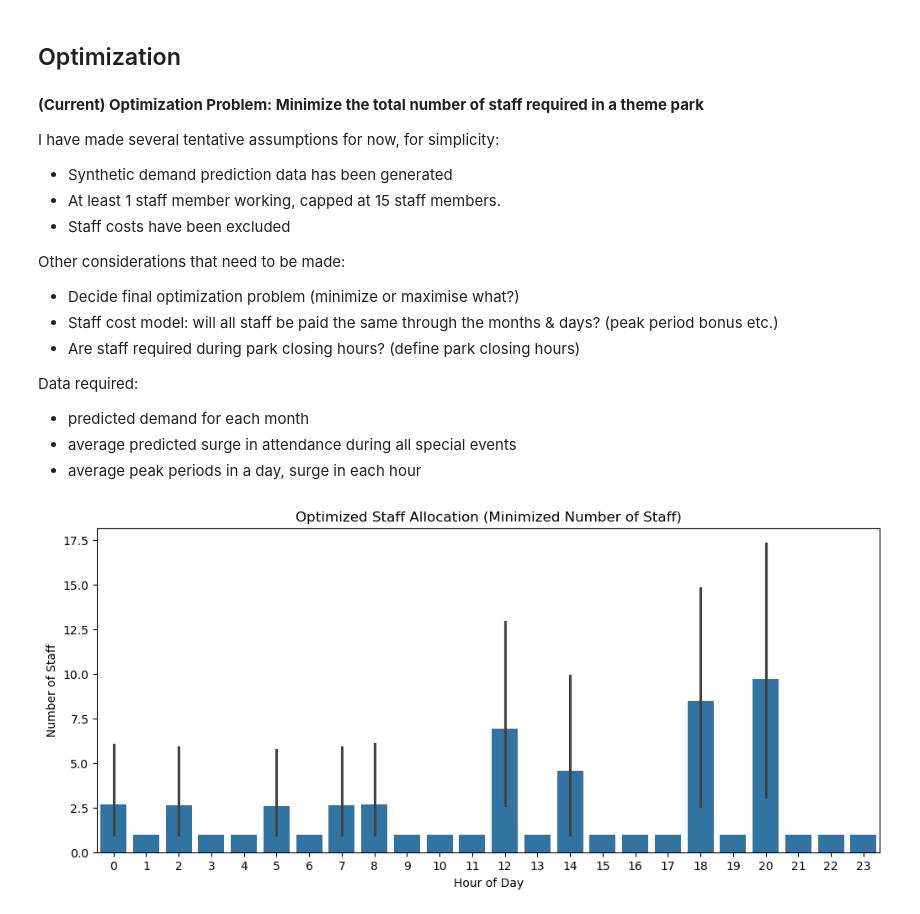
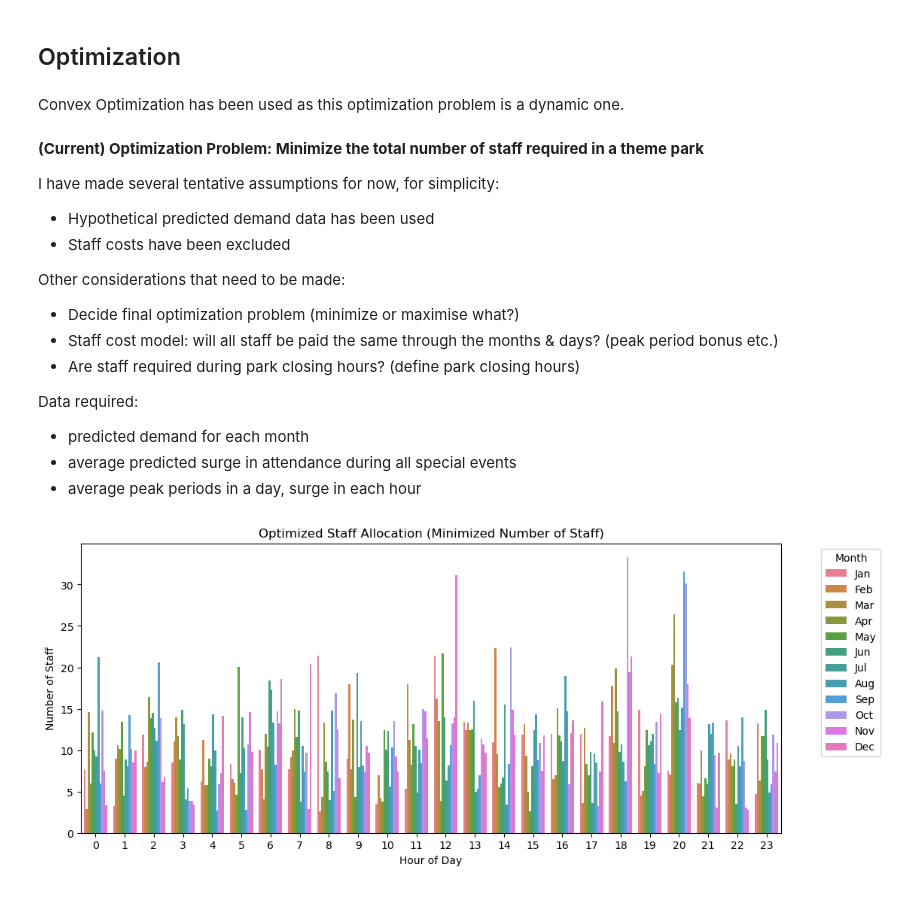
Before and after one commit to reallyjustalan/DSA3101_Group8_Project1, a Jupyter notebook: B3/DSA3101_B3_Modelling.ipynb, the cells around one changed output. Cells and saved outputs as stored; diff of their text form; code cells hidden in the pictures.

Commit message:
B3: changed approach to convex optimization

```diff
--- a/B3/DSA3101_B3_Modelling.ipynb
+++ b/B3/DSA3101_B3_Modelling.ipynb
@@ -67,12 +67,13 @@ Training data size: 1662 samples
 Test data size: 416 samples
 # %% [markdown]
 ## Optimization
+# %% [markdown]
+Convex Optimization has been used as this optimization problem is a dynamic one.
 # %% [markdown]
 **(Current) Optimization Problem: Minimize the total number of staff required in a theme park**
 
 I have made several tentative assumptions for now, for simplicity:
-- Synthetic demand prediction data has been generated
-- At least 1 staff member working, capped at 15 staff members.
+- Hypothetical predicted demand data has been used
 - Staff costs have been excluded
 
 Other considerations that need to be made:
@@ -85,63 +86,62 @@ Data required:
 - average predicted surge in attendance during all special events
 - average peak periods in a day, surge in each hour
 # %%
-### USE SYNTHETIC DATA FOR NOW ###
+## USE HYPOTHETICAL DATA FOR NOW ###
 
 # Sample Data: Predicted Demand for Each Hour, Month, and Special Events
 np.random.seed(42)
 months = ['Jan', 'Feb', 'Mar', 'Apr', 'May', 'Jun', 'Jul', 'Aug', 'Sep', 'Oct', 'Nov', 'Dec']
 time_periods = list(range(24))  # for 24 hours
 
 # Generate synthetic demand with seasonality and special events
 data = []
 for month in months:
     for hour in time_periods:
         base_demand = np.random.randint(50, 300)  # Base demand
         event_multiplier = np.random.choice([1, 1.5], p=[0.8, 0.2])  # 20% chance of event surge
         peak_multiplier = 1.5 if hour in [12, 18, 20] else 1  # Higher demand at peak hours
         demand = base_demand * event_multiplier * peak_multiplier
         special_event = "Yes" if event_multiplier > 1 else "No"
         data.append([month, hour, special_event, demand])
 
 df = pd.DataFrame(data, columns=['Month', 'Hour', 'Special_Event', 'Predicted_Demand'])
 
 # Decision variables for staffing per month and hour
-'''
-At least 1 staff member,  capped at 15 staff members.
-Number of staff must be an integer.
-Staff decision for every (month, hour) combination is created.
-'''
-staff = {(month, t): LpVariable(f"staff_{month}_{t}", lowBound=1, upBound=15, cat='Integer')
-         for month in months for t in time_periods}
+staff = {(month, hour): cp.Variable(nonneg=True) for month in months for hour in time_periods}
 
-# Define the optimization model
-model = LpProblem("Optimizing Staff Allocation", LpMinimize)
-
-# Objective function: Minimize total number of staff
-model += lpSum(staff[month, t] for month in months for t in time_periods), "Total Staff"
+# Define objective function: Minimize total number of staff
+objective = cp.Minimize(cp.sum([staff[month, hour] for month in months for hour in time_periods]))
 
 # Constraints: Ensure sufficient staff for predicted demand
+constraints = []
 for month, hour in staff.keys():
     demand = df[(df['Month'] == month) & (df['Hour'] == hour)]['Predicted_Demand'].values[0]
-    model += staff[month, hour] >= (demand / 20), f"Demand_Constraint_{month}_{hour}"
+    constraints.append(staff[month, hour] >= demand / 20) # Assumption that each staff can serve 20 guests
 
 # Solve the optimization problem
-model.solve(PULP_CBC_CMD(msg=False))
+problem = cp.Problem(objective, constraints)
+problem.solve()
 
-# Extract optimized staffing
-optimized_staffing = {(month, t): staff[month, t].varValue for month in months for t in time_periods}
+# Check if the problem was solved successfully
+if problem.status == cp.OPTIMAL:
 
-# Convert results into DataFrame for visualization
-staff_schedule = pd.DataFrame([(month, hour, v) for (month, hour), v in optimized_staffing.items()],
-                              columns=['Month', 'Hour', 'Staff'])
-staff_schedule.set_index(['Month', 'Hour'], inplace=True)
+    # Extract optimized staffing
+    optimized_staffing = {(month, hour): staff[month, hour].value for month in months for hour in time_periods}
 
-# Visualization
-plt.figure(figsize=(12,5))
-sns.barplot(data=staff_schedule.reset_index(), x="Hour", y="Staff")
-plt.title("Optimized Staff Allocation (Minimized Number of Staff)")
-plt.xlabel("Hour of Day")
-plt.ylabel("Number of Staff")
-plt.show()
+    # Convert results into DataFrame for visualization
+    staff_schedule = pd.DataFrame([(month, hour, v) for (month, hour), v in optimized_staffing.items()],
+                                  columns=['Month', 'Hour', 'Staff'])
+    staff_schedule.set_index(['Month', 'Hour'], inplace=True)
+
+    # Visualization
+    plt.figure(figsize=(12,5))
+    sns.barplot(data=staff_schedule.reset_index(), x="Hour", y="Staff", hue="Month")
+    plt.title("Optimized Staff Allocation (Minimized Number of Staff)")
+    plt.xlabel("Hour of Day")
+    plt.ylabel("Number of Staff")
+    plt.legend(title="Month", bbox_to_anchor=(1.05, 1), loc='upper left')
+    plt.show()
+else:
+    print("Optimization failed:", problem.status)
 # %% [output]
-[figure, old version]
+[figure, new version]
```
Also changed, not shown: parts of 2 cells of this notebook.
